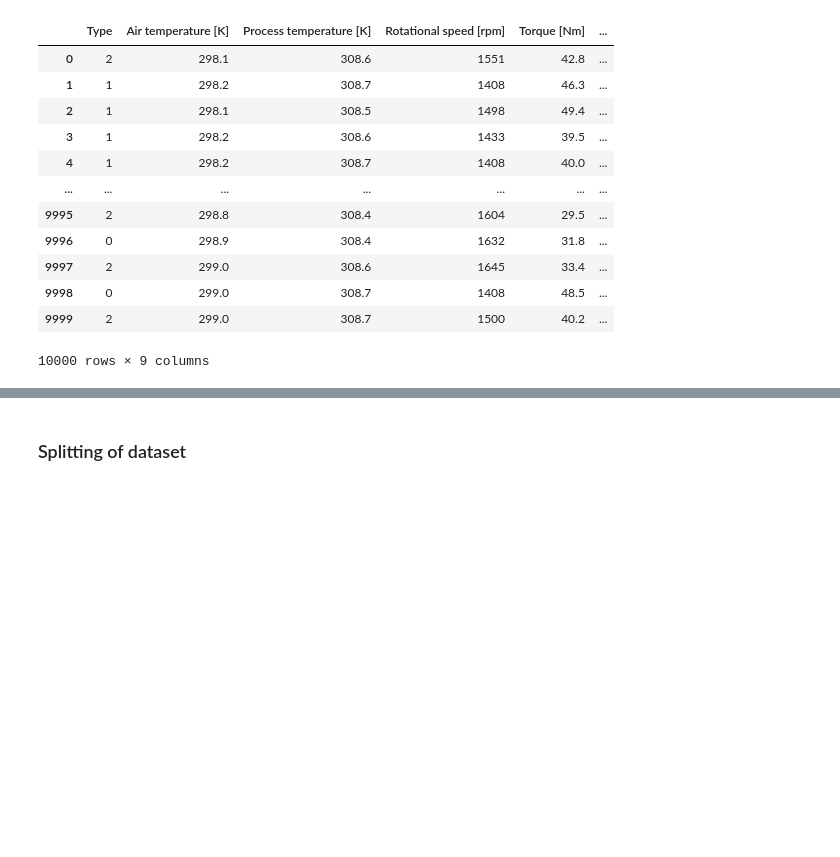
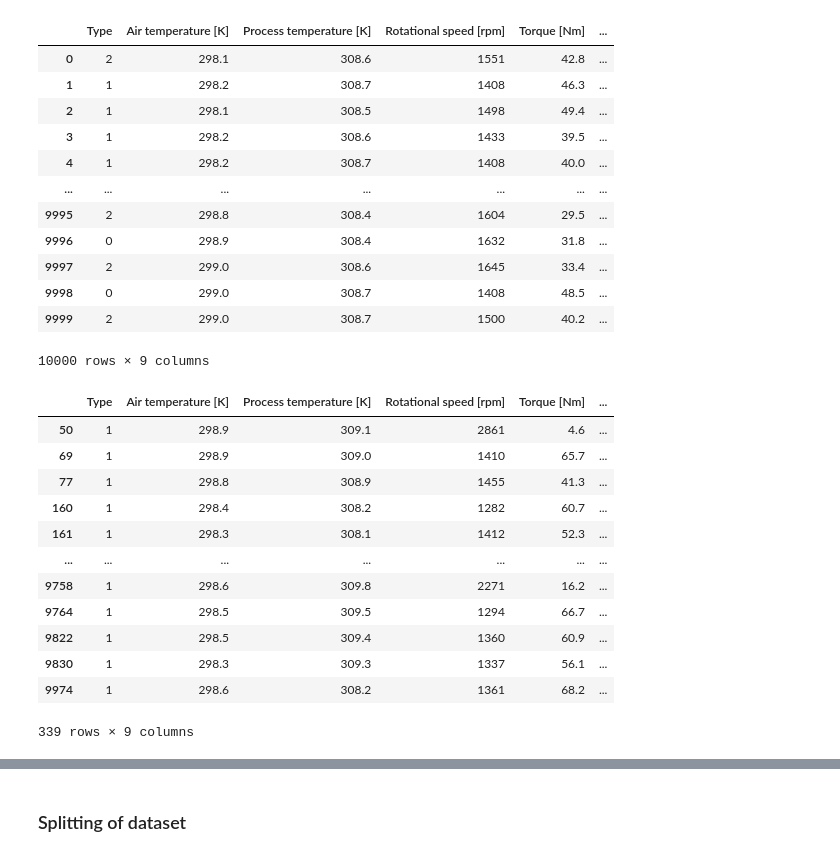
Before and after one commit to Subhigupta/Data-Driven-Predictive-Maintenance-using-ML, a Jupyter notebook: Binary Classification.ipynb, the cells around one changed output, grey strips where cells are left out. Saved outputs shown, nothing was run; the diff lists cells and outputs as text; code cells hidden in the pictures; blank space fills up the shorter version.

```diff
--- a/Binary Classification.ipynb
+++ b/Binary Classification.ipynb
@@ -205,3 +214,19 @@ new_data
 | 9998 | 0 | 299.0 | 308.7 | 1408 | 48.5 | ... |
 | 9999 | 2 | 299.0 | 308.7 | 1500 | 40.2 | ... |
 10000 rows × 9 columns
+# %%
+new_data[new_data['Target']==1]
+# %% [output]
+|  | Type | Air temperature [K] | Process temperature [K] | Rotational speed [rpm] | Torque [Nm] | ... |
+| 50 | 1 | 298.9 | 309.1 | 2861 | 4.6 | ... |
+| 69 | 1 | 298.9 | 309.0 | 1410 | 65.7 | ... |
+| 77 | 1 | 298.8 | 308.9 | 1455 | 41.3 | ... |
+| 160 | 1 | 298.4 | 308.2 | 1282 | 60.7 | ... |
+| 161 | 1 | 298.3 | 308.1 | 1412 | 52.3 | ... |
+| ... | ... | ... | ... | ... | ... | ... |
+| 9758 | 1 | 298.6 | 309.8 | 2271 | 16.2 | ... |
+| 9764 | 1 | 298.5 | 309.5 | 1294 | 66.7 | ... |
+| 9822 | 1 | 298.5 | 309.4 | 1360 | 60.9 | ... |
+| 9830 | 1 | 298.3 | 309.3 | 1337 | 56.1 | ... |
+| 9974 | 1 | 298.6 | 308.2 | 1361 | 68.2 | ... |
+339 rows × 9 columns
```
Also changed, not shown: parts of 17 cells of this notebook, 5 other files.
